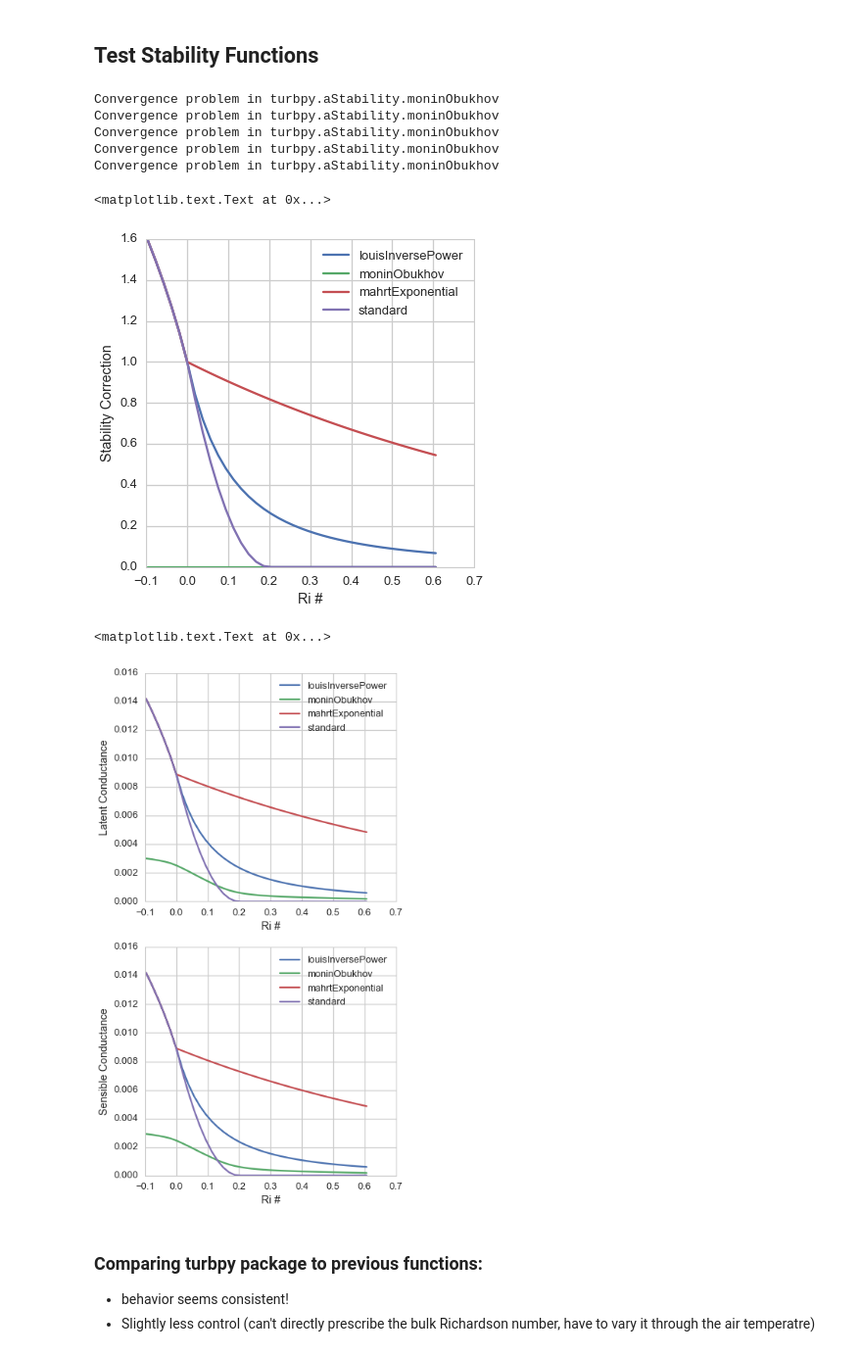
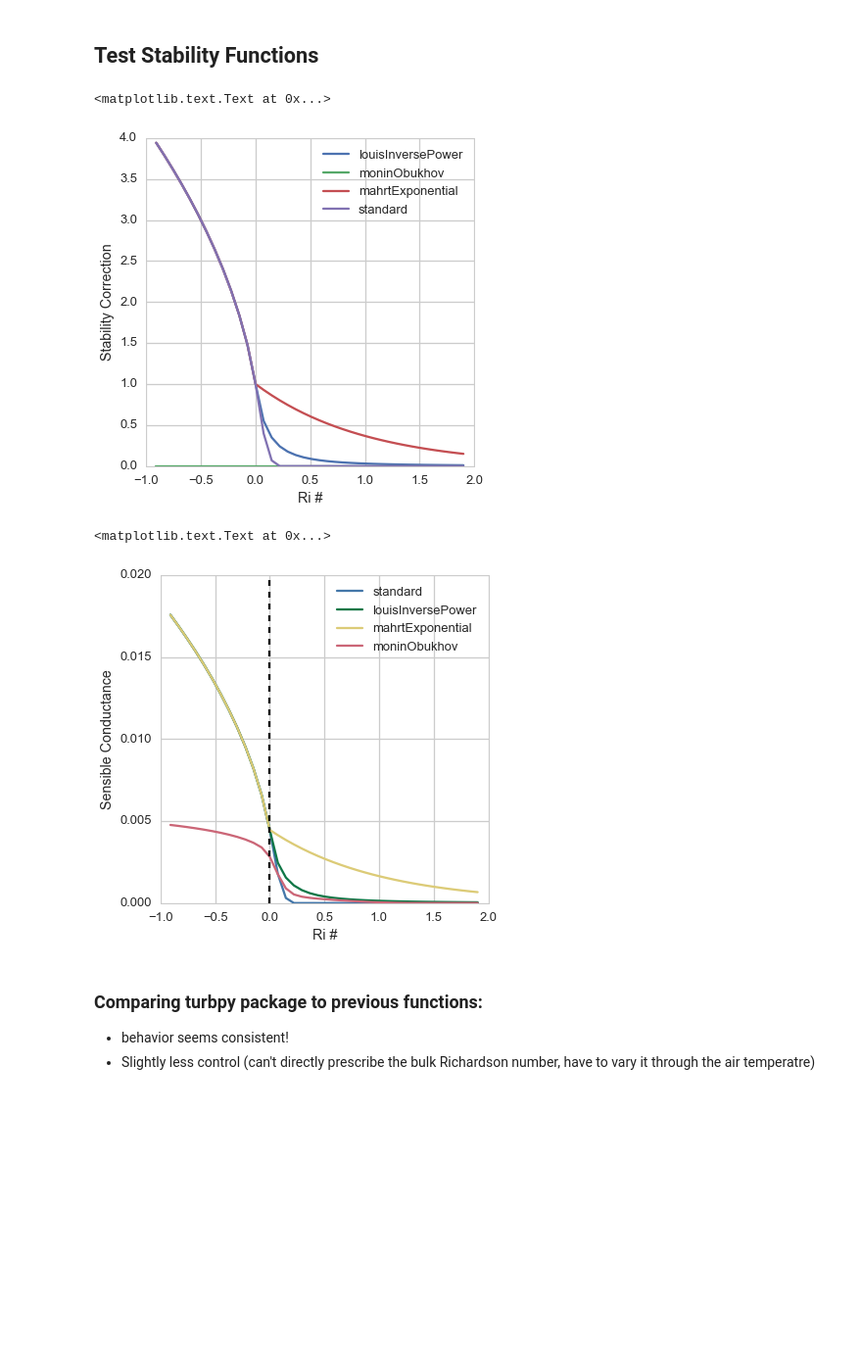
Before and after one commit to klapo/turbpy, a Jupyter notebook: TF.turbpyTest.ipynb, the cells around one changed output. Shown at 98% size. Drawn from its saved outputs; the diff is of its cells as text; code cells hidden in the pictures; blank space fills up the shorter version.

```diff
--- a/TF.turbpyTest.ipynb
+++ b/TF.turbpyTest.ipynb
@@ -50,9 +54,9 @@ dirData = dir_pre+'SnowHydrology/proj/TurbulenceFeedbacks/data/SNQ'    # Process
 ### Check behavior of stability functions
 # %%
 ixStability = ('standard','louisInversePower','mahrtExponential','moninObukhov')
-sfcTemp = 258.
+sfcTemp = 265
 airTemp = np.arange(253,293)
-windspd = 2.
+windspd = 1.
 mHeight = 2.
 z0Ground = .005
 snowDepth = 0.
@@ -93,12 +97,6 @@ for stab in stabilitySchemes:
                vp, sfcTemp, sfcVaporPress, windspd, z0Ground)
         if not 'moninObukhov' in stab:
             stabilitySchemes[stab][n] = stabOutput['stabilityCorrection']
-# %% [output]
-Convergence problem in turbpy.aStability.moninObukhov
-Convergence problem in turbpy.aStability.moninObukhov
-Convergence problem in turbpy.aStability.moninObukhov
-Convergence problem in turbpy.aStability.moninObukhov
-Convergence problem in turbpy.aStability.moninObukhov
 # %%
 fig,ax = plt.subplots(1,1,figsize=(6,6))
 for stab in stabilitySchemes:
@@ -108,27 +106,21 @@ ax.set_ylabel('Stability Correction')
 ax.set_xlabel('Ri #')
 # %% [output]
 <matplotlib.text.Text at 0x...>
-[figure, old version]
+[figure, new version]
 # %%
-fig,axes = plt.subplots(2,1,figsize=(6,12))
-
-# Latent conductance
-ax = axes[0]
-for stab in stabilitySchemes:
-    ax.plot(RiBulk,conductanceLatent[stab],label=stab)
-ax.legend(loc='upper right')
-ax.set_ylabel('Latent Conductance')
-ax.set_xlabel('Ri #')
-# Sensible conductance
-ax = axes[1]
-for stab in stabilitySchemes:
-    ax.plot(RiBulk,conductanceSensible[stab],label=stab)
+colr = kgraph.SRON(4)
+fig,axes = plt.subplots(1,1,figsize=(6,6))
+ax = axes
+for n,stab in enumerate(ixStability):
+    ax.plot(RiBulk,conductanceSensible[stab],label=stab,color=colr[n])
+ax.plot([0,0],[0.,0.02],'k--')
 ax.legend(loc='best')
+ax.set_ylim(0,0.02)
 ax.set_ylabel('Sensible Conductance')
 ax.set_xlabel('Ri #')
 # %% [output]
 <matplotlib.text.Text at 0x...>
-[figure, old version]
+[figure, new version]
 # %% [markdown]
 ### Comparing turbpy package to previous functions:
 - behavior seems consistent!
```
Also changed, not shown: parts of 3 cells of this notebook, 1 other file.
